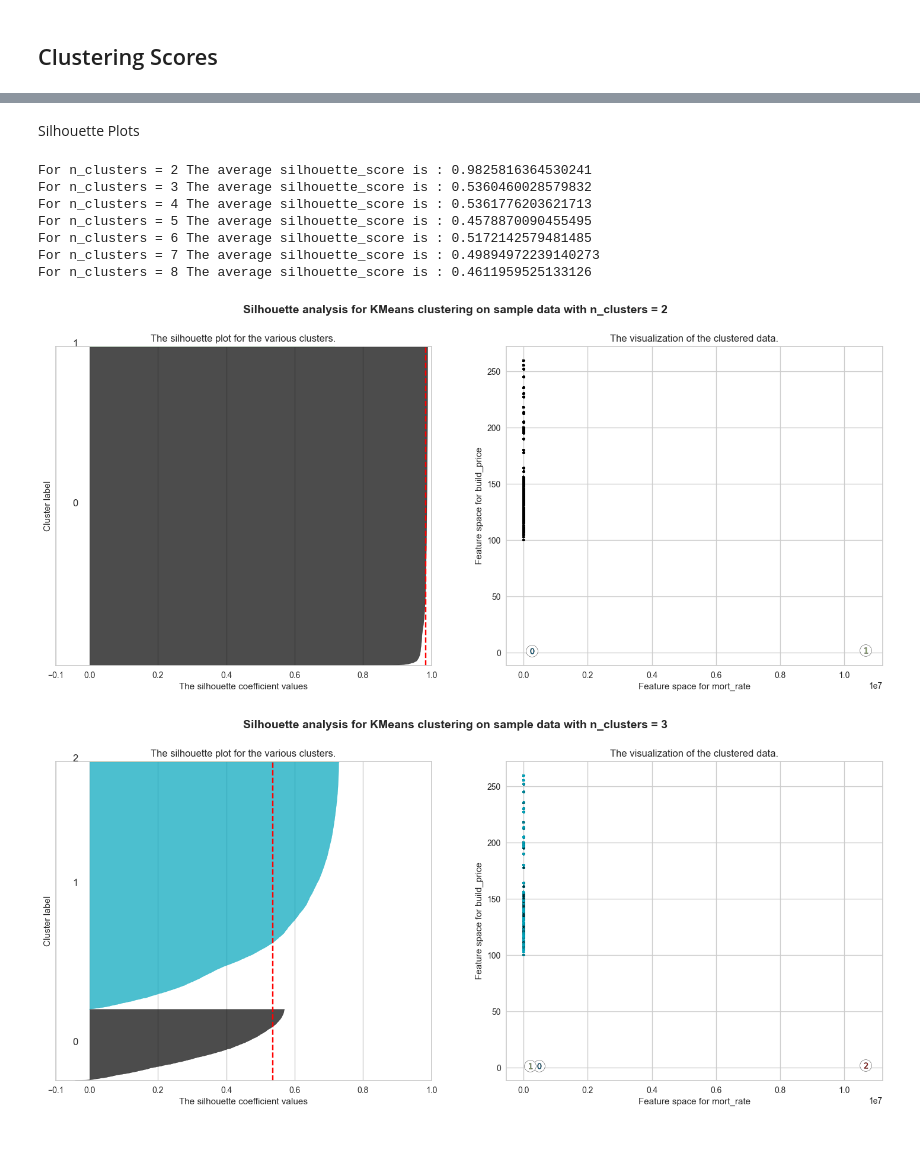
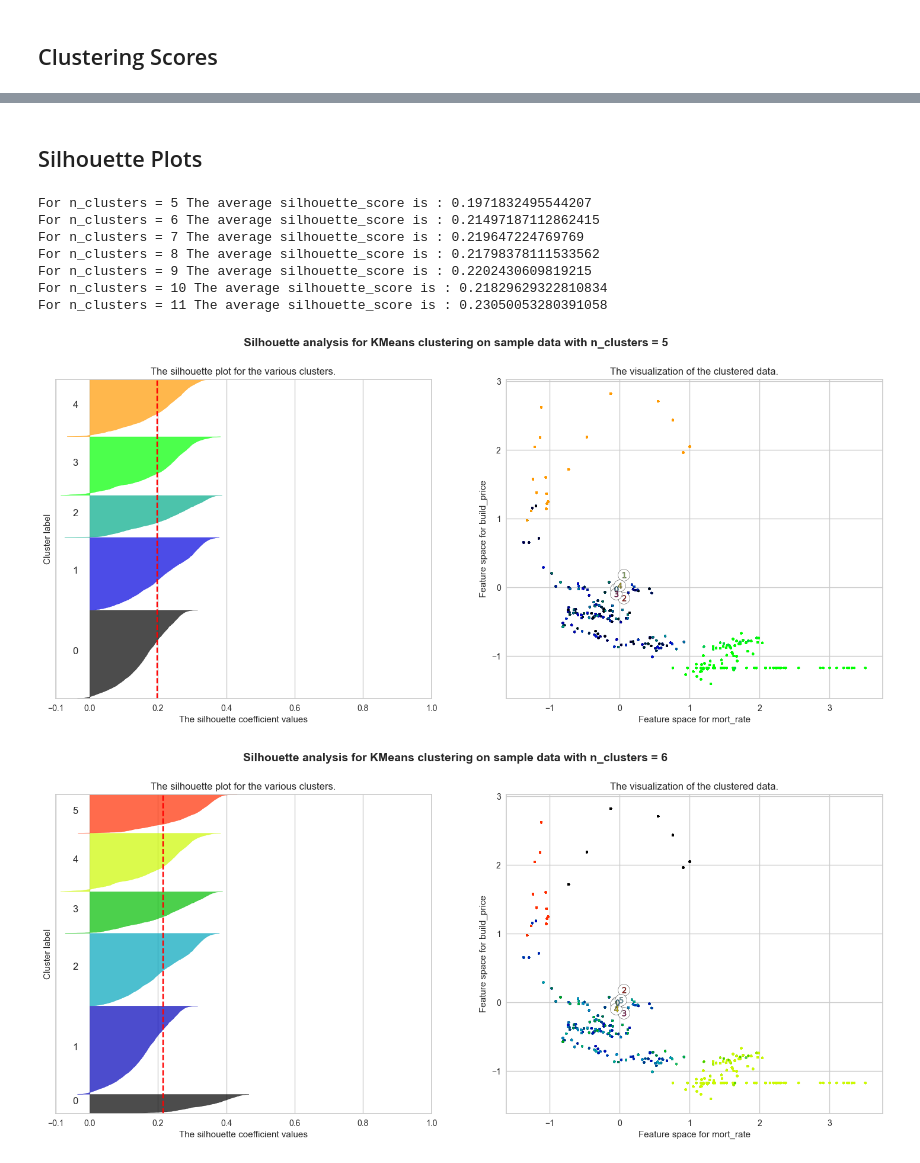
Before and after one commit to alisongh/SIADS-696-Milestone-II, a Jupyter notebook: 1. Kmeans with labelenc.ipynb, the cells around one changed output, grey strips where cells are left out. Drawn from its saved outputs; the diff is of its cells as text; code cells hidden in the pictures.

```diff
--- a/1. Kmeans with labelenc.ipynb
+++ b/1. Kmeans with labelenc.ipynb
@@ -37,3 +37,7 @@ le = LabelEncoder()
 
 X['physical_zip_code'] = le.fit_transform(X['physical_zip_code'].astype(str))
 X['physical_city'] = le.fit_transform(X['physical_city'].astype(str))
+
+ss = StandardScaler()
+
+X = pd.DataFrame(ss.fit_transform(X), columns = X.columns.to_list())
@@ -84,18 +65,18 @@ Matplotlib is currently using module://matplotlib_inline.backend_inline, which i
-# %% [markdown]
-Silhouette Plots
+# %% [markdown]
+## Silhouette Plots
 # %%
-range_n_clusters = [2,3,4,5,6,7,8]
+range_n_clusters = [5 , 6, 7, 8, 9, 10, 11]
 ax = 'mort_rate'
 ay = 'build_price'
 
 viz.draw_silhouette(X, k=range_n_clusters, ax=ax, ay=ay, random_state=RANDOM_STATE)
 # %% [output]
-For n_clusters = 2 The average silhouette_score is : 0.9825816364530241
-For n_clusters = 3 The average silhouette_score is : 0.5360460028579832
-For n_clusters = 4 The average silhouette_score is : 0.5361776203621713
-For n_clusters = 5 The average silhouette_score is : 0.4578870090455495
-For n_clusters = 6 The average silhouette_score is : 0.5172142579481485
-For n_clusters = 7 The average silhouette_score is : 0.49894972239140273
-For n_clusters = 8 The average silhouette_score is : 0.4611959525133126
+For n_clusters = 5 The average silhouette_score is : 0.1971832495544207
+For n_clusters = 6 The average silhouette_score is : 0.21497187112862415
+For n_clusters = 7 The average silhouette_score is : 0.219647224769769
+For n_clusters = 8 The average silhouette_score is : 0.21798378111533562
+For n_clusters = 9 The average silhouette_score is : 0.2202430609819215
+For n_clusters = 10 The average silhouette_score is : 0.21829629322810834
+For n_clusters = 11 The average silhouette_score is : 0.23050053280391058
-[figure, old version]
+[figure, new version]
-[figure, old version]
+[figure, new version]
```
Also changed, not shown: parts of 6 cells of this notebook.
